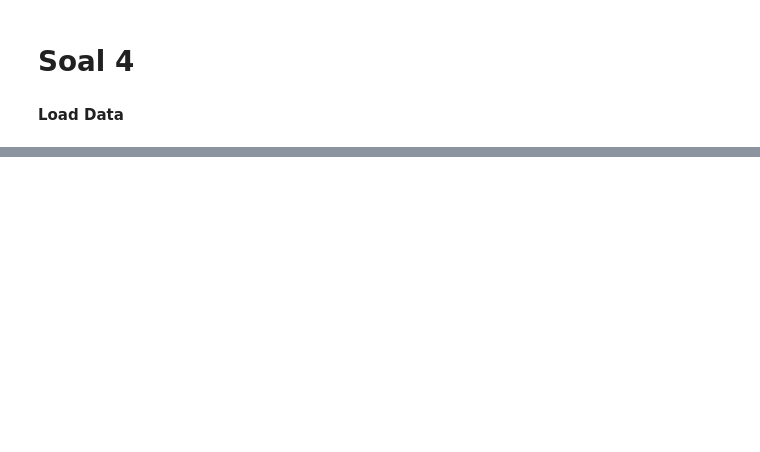
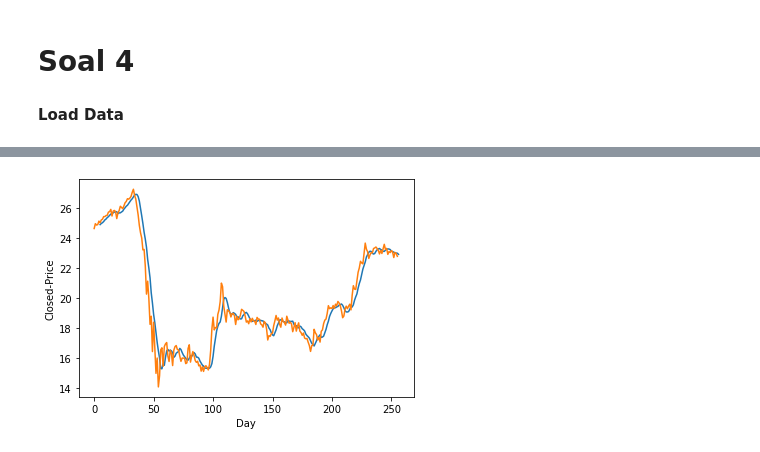
Before and after one commit to zoraulia/practice, a Jupyter notebook: linear-algebra/latihan08.ipynb, the cells around one changed output, grey strips where cells are left out. Saved outputs shown, nothing was run; the diff lists cells and outputs as text; code cells hidden in the pictures; blank space fills up the shorter version.

```diff
--- a/linear-algebra/latihan08.ipynb
+++ b/linear-algebra/latihan08.ipynb
@@ -100,0 +192,20 @@ print('Panjang data =', len(df))
+# %%
+def plot_sma(df, sma, n_period):
+    plt.plot([i+n_period for i in range(len(sma))], sma)
+    plt.plot(df['Close'])
+    plt.xlabel('Day')
+    plt.ylabel('Closed-Price')
+    plt.show()
+# %%
+# fungsi toeplitz
+def toeplitz(n_period, n_data):
+    T = np.zeros((n_data-n_period+1, n_data))
+    for j in range(n_data-n_period+1):
+        T[j,j:j+n_period] = [1 for i in range(n_period)]
+    return T
+# %%
+n_period = 5
+n_data = len(df)
+
+Tb = toeplitz(n_period, n_data)/n_period
+Tb
@@ -100,0 +220,6 @@ print('Panjang data =', len(df))
+# %%
+SMA = Tb @ df['Close']
+# %%
+plot_sma(df, SMA, n_period)
+# %% [output]
+[figure, added]
```
Also changed, not shown: parts of 18 cells of this notebook.
